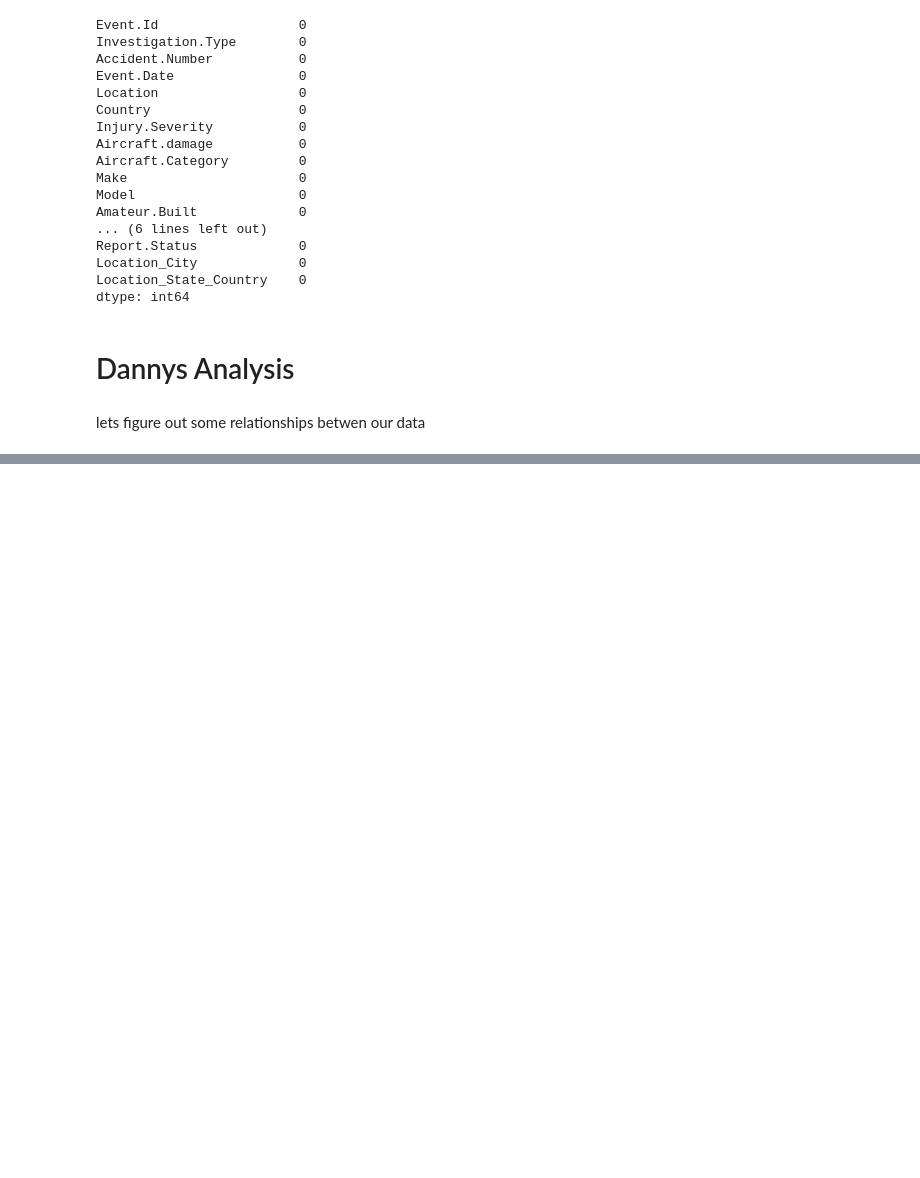
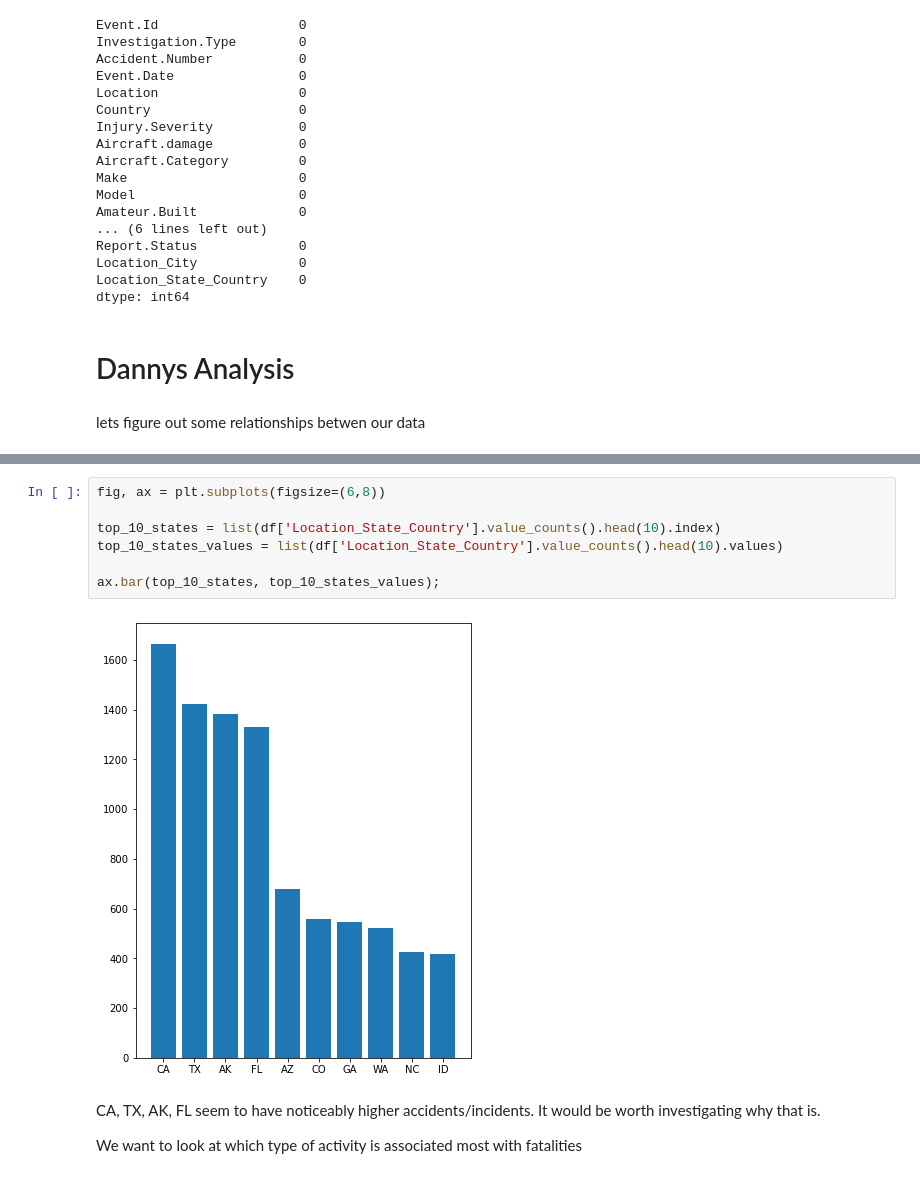
Before and after one commit to DBAfox/Phase_1_project, a Jupyter notebook: index-Danny copy.ipynb, the cells around one changed output, grey strips where cells are left out. Saved outputs shown, nothing was run; the diff lists cells and outputs as text; blank space fills up the shorter version.

```diff
--- a/index-Danny copy.ipynb
+++ b/index-Danny copy.ipynb
@@ -1264,0 +1284,13 @@ lets figure out some relationships betwen our data
+# %%
+fig, ax = plt.subplots(figsize=(6,8))
+
+top_10_states = list(df['Location_State_Country'].value_counts().head(10).index)
+top_10_states_values = list(df['Location_State_Country'].value_counts().head(10).values)
+
+ax.bar(top_10_states, top_10_states_values);
+# %% [output]
+[figure, added]
+# %% [markdown]
+CA, TX, AK, FL seem to have noticeably higher accidents/incidents. It would be worth investigating why that is.
+
+We want to look at which type of activity is associated most with fatalities
```
Also changed, not shown: parts of 41 cells of this notebook.
